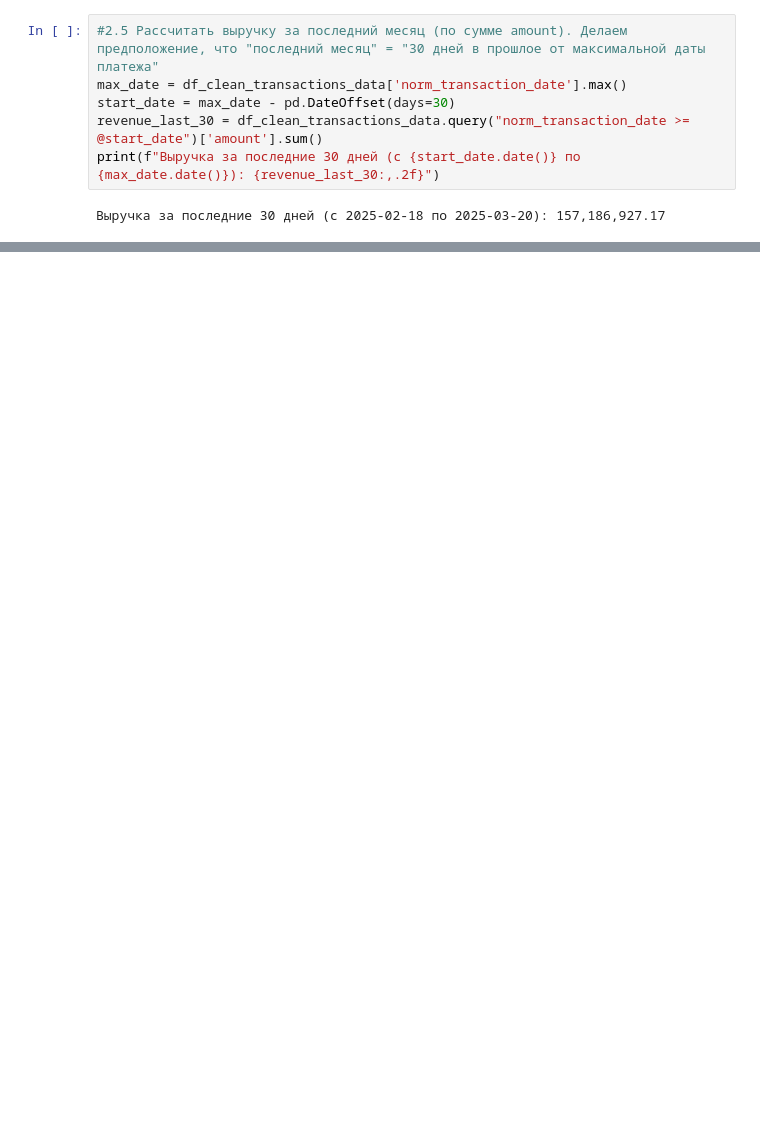
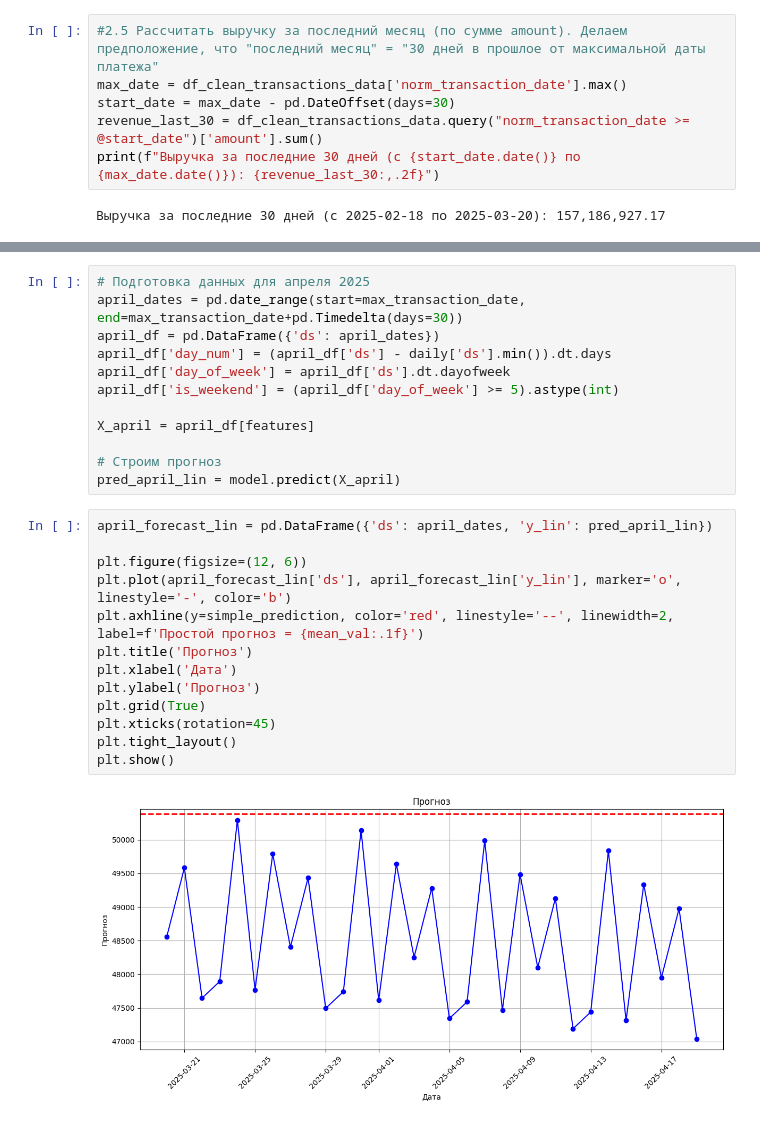
Before and after one commit to kostya63/aton, a Jupyter notebook: aton_test.ipynb, the cells around one changed output, grey strips where cells are left out. Saved outputs shown, nothing was run; the diff lists cells and outputs as text; blank space fills up the shorter version.

```diff
--- a/aton_test.ipynb
+++ b/aton_test.ipynb
@@ -283,0 +478,27 @@ plt.show()
+# %%
+# Подготовка данных для апреля 2025
+april_dates = pd.date_range(start=max_transaction_date, end=max_transaction_date+pd.Timedelta(days=30))
+april_df = pd.DataFrame({'ds': april_dates})
+april_df['day_num'] = (april_df['ds'] - daily['ds'].min()).dt.days
+april_df['day_of_week'] = april_df['ds'].dt.dayofweek
+april_df['is_weekend'] = (april_df['day_of_week'] >= 5).astype(int)
+
+X_april = april_df[features]
+
+# Строим прогноз
+pred_april_lin = model.predict(X_april)
+# %%
+april_forecast_lin = pd.DataFrame({'ds': april_dates, 'y_lin': pred_april_lin})
+
+plt.figure(figsize=(12, 6))
+plt.plot(april_forecast_lin['ds'], april_forecast_lin['y_lin'], marker='o', linestyle='-', color='b')
+plt.axhline(y=simple_prediction, color='red', linestyle='--', linewidth=2, label=f'Простой прогноз = {mean_val:.1f}')
+plt.title('Прогноз')
+plt.xlabel('Дата')
+plt.ylabel('Прогноз')
+plt.grid(True)
+plt.xticks(rotation=45)
+plt.tight_layout()
+plt.show()
+# %% [output]
+[figure, added]
```
Also changed, not shown: parts of 23 cells of this notebook.
